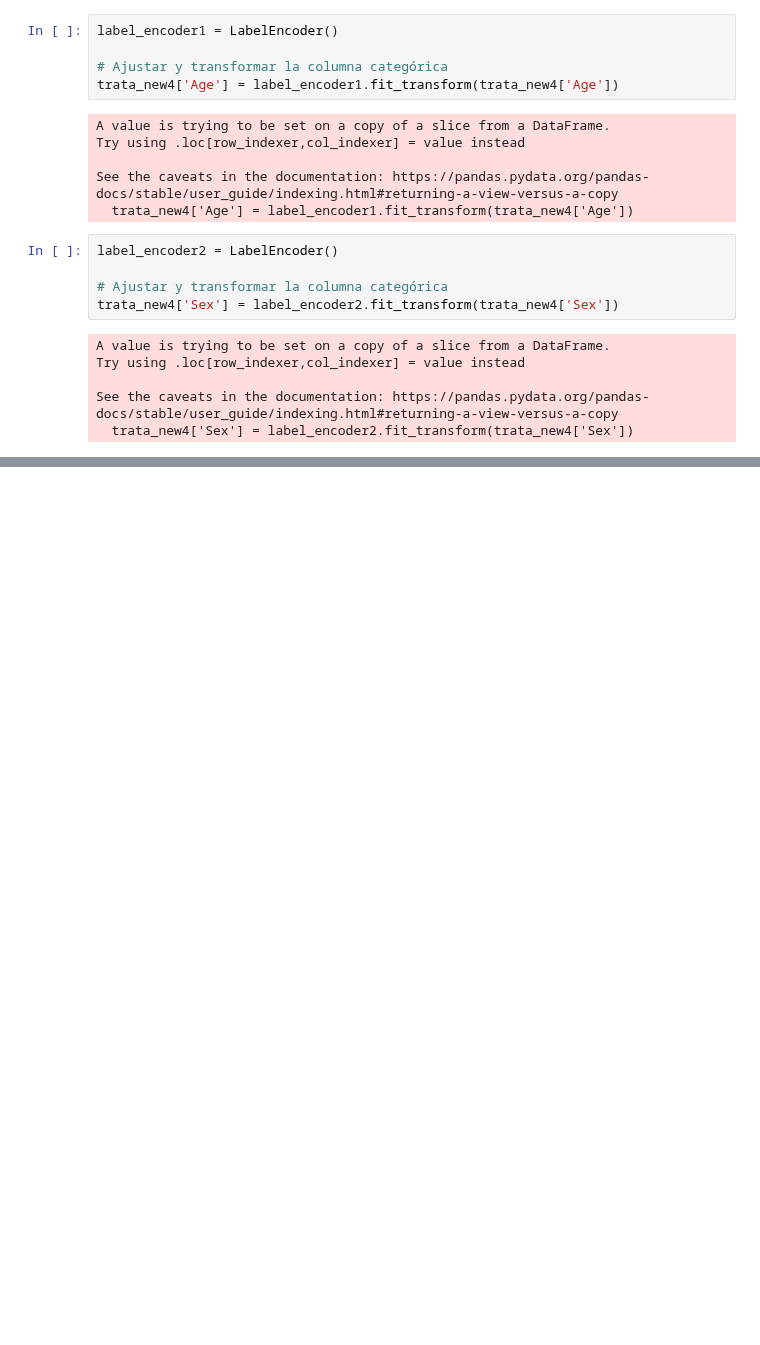
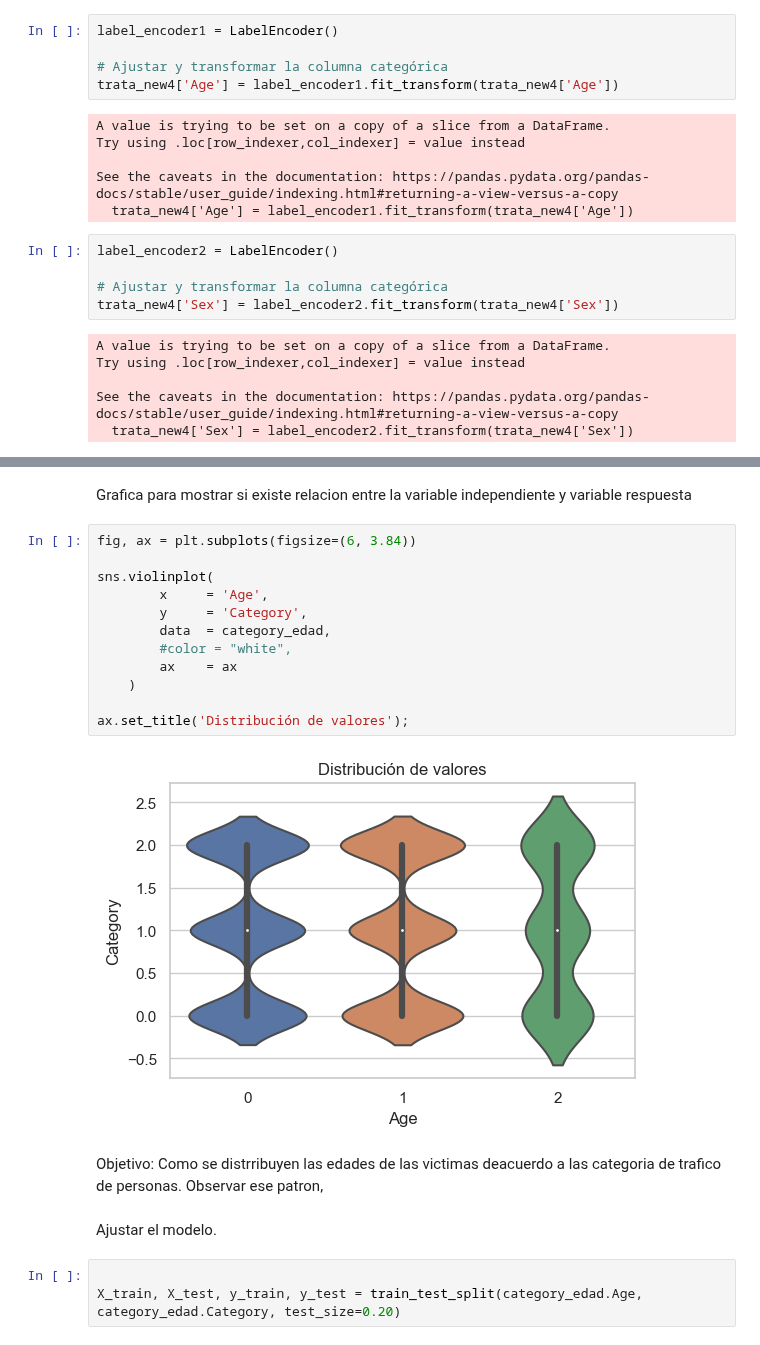
Before and after one commit to Marce-Valverde/PP1-Grupo6, a Jupyter notebook: Proyecto.ipynb, the cells around one changed output, grey strips where cells are left out. Drawn from its saved outputs; the diff is of its cells as text; blank space fills up the shorter version.

```diff
--- a/Proyecto.ipynb
+++ b/Proyecto.ipynb
@@ -633,0 +641,23 @@ Falta mejorar la precision
+# %% [markdown]
+Grafica para mostrar si existe relacion entre la variable independiente y variable respuesta
+# %%
+fig, ax = plt.subplots(figsize=(6, 3.84))
+
+sns.violinplot(
+        x     = 'Age',
+        y     = 'Category',
+        data  = category_edad,
+        #color = "white",
+        ax    = ax
+    )
+
+ax.set_title('Distribución de valores');
+# %% [output]
+[figure, added]
+# %% [markdown]
+Objetivo: Como se distrribuyen las edades de las victimas deacuerdo a las categoria de trafico de personas. Observar ese patron,
+# %% [markdown]
+Ajustar el modelo.
+# %%
+
+X_train, X_test, y_train, y_test = train_test_split(category_edad.Age, category_edad.Category, test_size=0.20)
```
Also changed, not shown: parts of 27 cells of this notebook, 1 other file.
